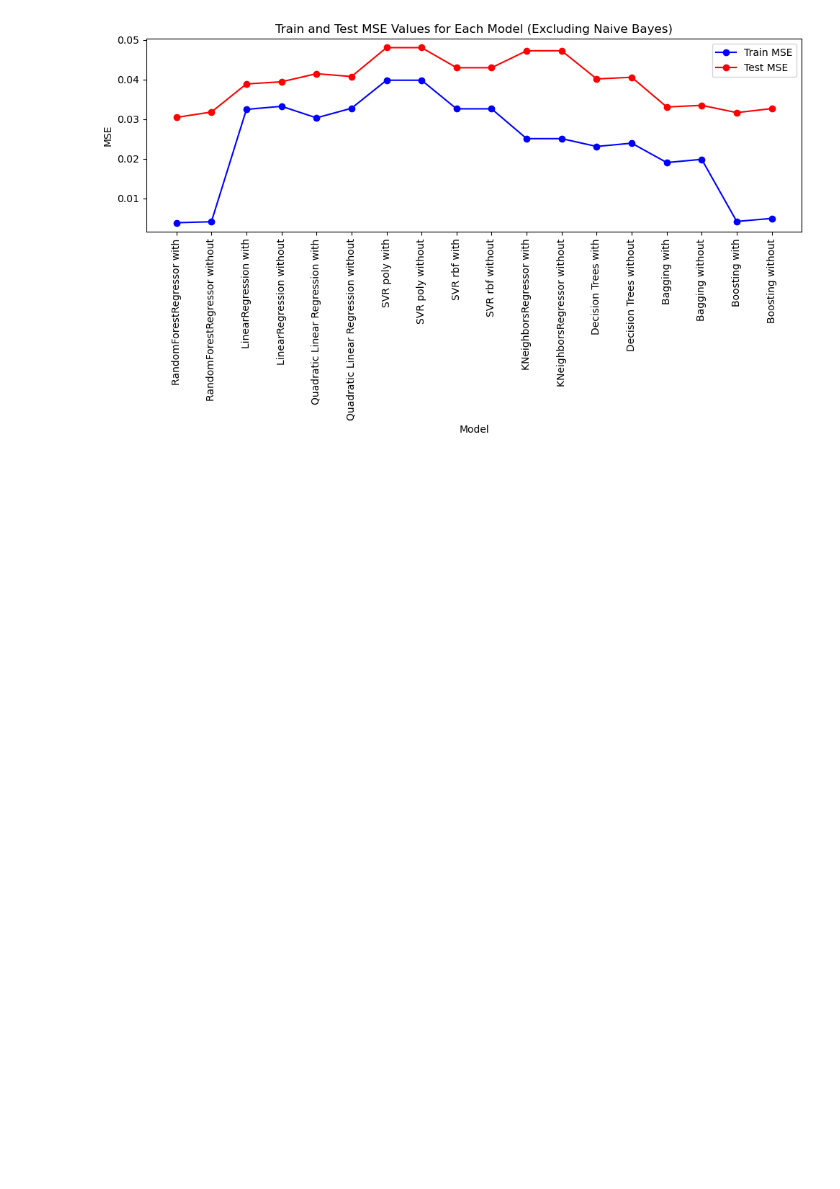
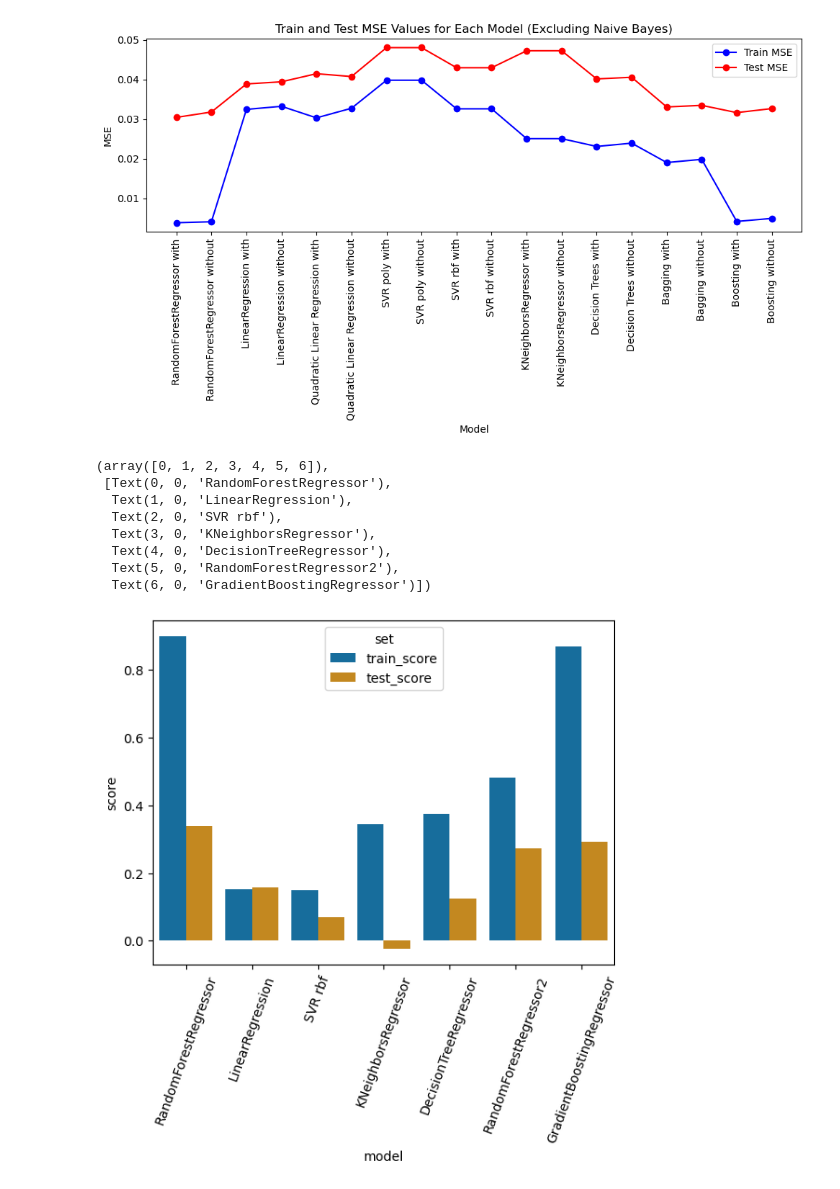
Before and after one commit to Awesomo1/Earthquake-Project, a Jupyter notebook: Playing with some Models_Flo.ipynb, the cells around one changed output. Saved outputs shown, nothing was run; the diff lists cells and outputs as text; code cells hidden in the pictures; blank space fills up the shorter version.

```diff
--- a/Playing with some Models_Flo.ipynb
+++ b/Playing with some Models_Flo.ipynb
@@ -409,4 +483,16 @@ plt.xlabel('Actual badness_value')
 plt.ylabel('Predicted badness_value')
 plt.title('Actual vs Predicted badness_value')
 plt.show()
+
+scores_df = scores_df._append(
+    {
+        'model': 'RandomForestRegressor2',
+        'train_score': model.score(X_train, y_train),
+        'test_score': model.score(X_test, y_test),
+    },
+    ignore_index=True,
+)
+
+print('Train score',model.score(X_train, y_train))
+print('Test score',model.score(X_test, y_test))
 # %% [output]
@@ -459,6 +547,21 @@ plt.xlabel('Actual badness_value')
 plt.ylabel('Predicted badness_value')
 plt.title('Actual vs Predicted badness_value')
 plt.show()
+
+print('Train score',model.score(X_train, y_train))
+print('Test score',model.score(X_test, y_test))
+
+scores_df = scores_df._append(
+    {
+        'model': 'GradientBoostingRegressor',
+        'train_score': model.score(X_train, y_train),
+        'test_score': model.score(X_test, y_test),
+    },
+    ignore_index=True,
+)
+
+print('Train score',model.score(X_train, y_train))
+print('Test score',model.score(X_test, y_test))
 # %% [output]
 Train MSE: 0.004949428329587288
 Test MSE: 0.03264392048569484
@@ -709,3 +801,25 @@ plt.tight_layout()
 plt.show()
 # %% [output]
 [figure]
+# %%
+import seaborn as sns
+
+scores_df_melt = scores_df.melt(
+    id_vars=['model'],
+    value_vars=['train_score', 'test_score'],
+    value_name='score',
+    var_name='set',
+)
+
+sns.barplot(scores_df_melt, x='model', y='score', hue='set', palette="colorblind")
+plt.xticks(rotation=70)
+# %% [output]
+(array([0, 1, 2, 3, 4, 5, 6]),
+ [Text(0, 0, 'RandomForestRegressor'),
+  Text(1, 0, 'LinearRegression'),
+  Text(2, 0, 'SVR rbf'),
+  Text(3, 0, 'KNeighborsRegressor'),
+  Text(4, 0, 'DecisionTreeRegressor'),
+  Text(5, 0, 'RandomForestRegressor2'),
+  Text(6, 0, 'GradientBoostingRegressor')])
+[figure, added]
```
Also changed, not shown: parts of 12 cells of this notebook, 11 other files.
